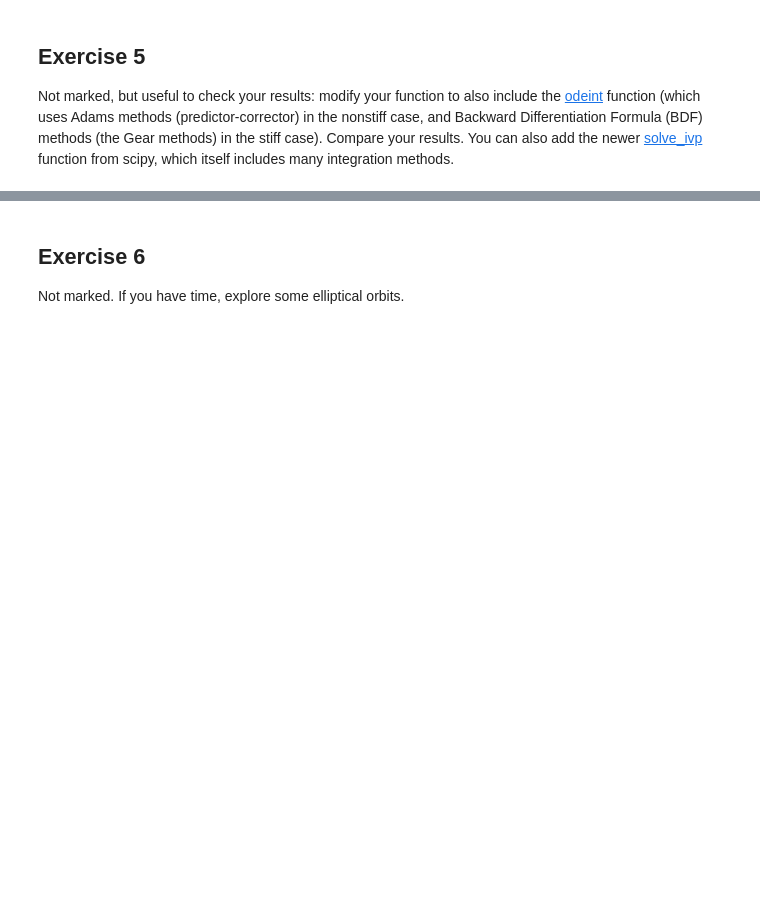
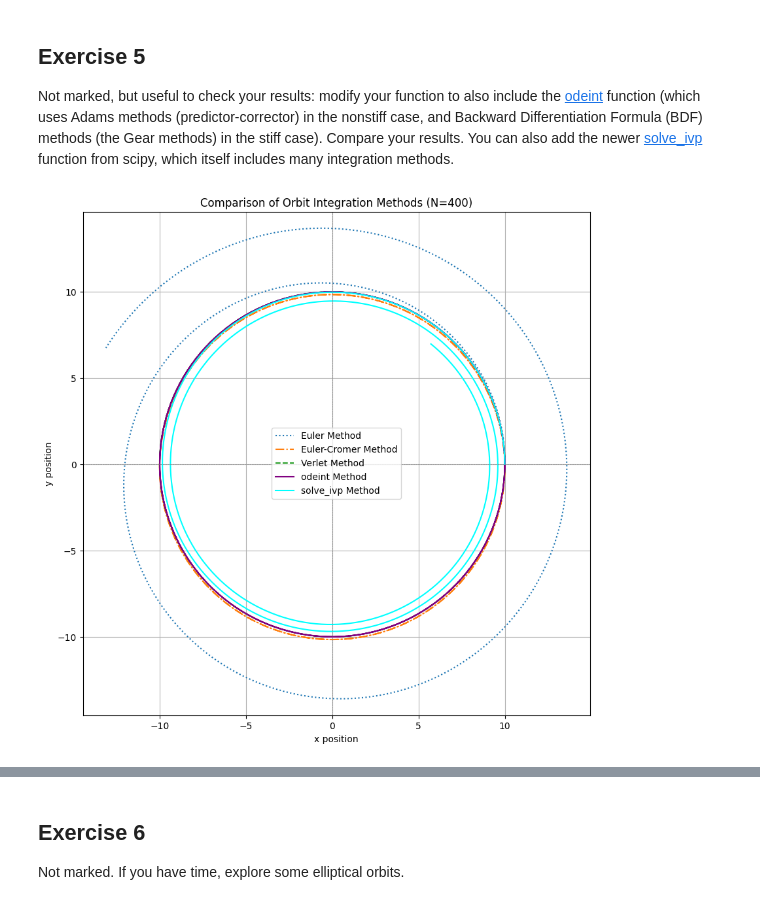
Before and after one commit to PX2145-2025/week-9-b-CameronMcKenzie-05, a Jupyter notebook: ODEs_2.ipynb, the cells around one changed output, grey strips where cells are left out. Cells and saved outputs as stored; diff of their text form; code cells hidden in the pictures; blank space fills up the shorter version.

```diff
--- a/ODEs_2.ipynb
+++ b/ODEs_2.ipynb
@@ -467,3 +467,99 @@ Simulation time tmax: 397.384
 ## Exercise 5
 
 Not marked, but useful to check your results: modify your function to also include the [odeint](https://docs.scipy.org/doc/scipy/reference/generated/scipy.integrate.odeint.html) function (which uses Adams methods (predictor-corrector) in the nonstiff case, and Backward Differentiation Formula (BDF) methods (the Gear methods) in the stiff case). Compare your results. You can also add the newer [solve_ivp](https://docs.scipy.org/doc/scipy/reference/generated/scipy.integrate.solve_ivp.html) function from scipy, which itself includes many integration methods.
+# %%
+from scipy.integrate import odeint, solve_ivp
+
+# --- Differential equation function for odeint and solve_ivp ---
+def orbit_deriv(Y, t, G_val, M_val):
+    """Returns the derivatives of the state vector [x, y, vx, vy]."""
+    r_vec = Y[:2]  # Position vector [x, y]
+    v_vec = Y[2:]  # Velocity vector [vx, vy]
+
+    r_magnitude = np.linalg.norm(r_vec)
+
+    if r_magnitude == 0:
+        a_vec = np.array([0.0, 0.0])
+    else:
+        a_vec = -G_val * M_val * r_vec / (r_magnitude**3)
+
+    return np.concatenate((v_vec, a_vec))
+
+# --- Initial conditions and parameters (same as Exercise 4) ---
+r_magnitude_initial = 10.0
+r0_ex5 = [r_magnitude_initial, 0]
+
+# Recalculating omega and initial velocity for circular orbit
+omega = np.sqrt(G * M / (r_magnitude_initial**3))
+v0_ex5 = [0, omega * r_magnitude_initial]
+
+# Calculating time period for one orbit
+T_period = 2 * np.pi / omega
+
+# Integrating for a few periods
+tmax_ex5 = 2 * T_period
+
+# Choose a number of points for integration (N needs to be chosen for `orbit_solve`)
+N_ex5 = 400
+
+# --- Prepare initial state for odeint/solve_ivp ---
+Y0 = np.array(r0_ex5 + v0_ex5)
+t_odeint = np.linspace(0, tmax_ex5, N_ex5)
+
+# --- Solve using odeint ---
+sol_odeint = odeint(orbit_deriv, Y0, t_odeint, args=(G, M))
+r_odeint = sol_odeint[:, :2]
+
+# --- Solve using solve_ivp ---
+def orbit_deriv_solve_ivp(t, Y, G_val, M_val):
+    """Returns the derivatives of the state vector [x, y, vx, vy] for solve_ivp."""
+    r_vec = Y[:2]
+    v_vec = Y[2:]
+
+    r_magnitude = np.linalg.norm(r_vec)
+    if r_magnitude == 0:
+        a_vec = np.array([0.0, 0.0])
+    else:
+        a_vec = -G_val * M_val * r_vec / (r_magnitude**3)
+
+    return np.concatenate((v_vec, a_vec))
+
+# solve_ivp requires a time span (t_span) and can return more points than requested
+sol_ivp = solve_ivp(orbit_deriv_solve_ivp, (0, tmax_ex5), Y0, args=(G, M), dense_output=True)
+# Evaluate the solution at the same time points as odeint for comparison
+r_ivp = sol_ivp.sol(t_odeint)[:2, :].T # Transpose to get (N, 2) shape
+
+# --- Plotting the results ---
+plt.figure(figsize=(10, 10))
+
+# Plotting previous methods for comparison
+t_euler, r_euler, v_euler = orbit_solve(r0_ex5, v0_ex5, tmax_ex5, N_ex5, method='euler')
+plt.plot(r_euler[:, 0], r_euler[:, 1], label='Euler Method', linestyle=':')
+
+t_ec, r_ec, v_ec = orbit_solve(r0_ex5, v0_ex5, tmax_ex5, N_ex5, method='euler-cromer')
+plt.plot(r_ec[:, 0], r_ec[:, 1], label='Euler-Cromer Method', linestyle='-.')
+
+t_verlet, r_verlet, v_verlet = orbit_solve(r0_ex5, v0_ex5, tmax_ex5, N_ex5, method='verlet')
+plt.plot(r_verlet[:, 0], r_verlet[:, 1], label='Verlet Method', linestyle='--')
+
+# Plotting odeint and solve_ivp
+plt.plot(r_odeint[:, 0], r_odeint[:, 1], label='odeint Method', color='purple', linestyle='-')
+plt.plot(r_ivp[:, 0], r_ivp[:, 1], label='solve_ivp Method', color='cyan', linestyle='-')
+
+plt.xlabel('x position')
+plt.ylabel('y position')
+plt.title(f'Comparison of Orbit Integration Methods (N={N_ex5})')
+plt.axhline(0, color='gray', linestyle='--', linewidth=0.5)
+plt.axvline(0, color='gray', linestyle='--', linewidth=0.5)
+plt.grid(True)
+plt.axis('equal') # Ensures that orbits appear as circles
+plt.legend()
+plt.show()
+
+print(f"Initial position r0: {r0_ex5}")
+print(f"Initial velocity v0: {v0_ex5}")
+print(f"Angular speed omega: {omega:.3f}")
+print(f"Time period T: {T_period:.3f}")
+print(f"Simulation time tmax: {tmax_ex5:.3f}")
+# %% [output]
+[figure, added]
```
Also changed, not shown: parts of 3 cells of this notebook.
